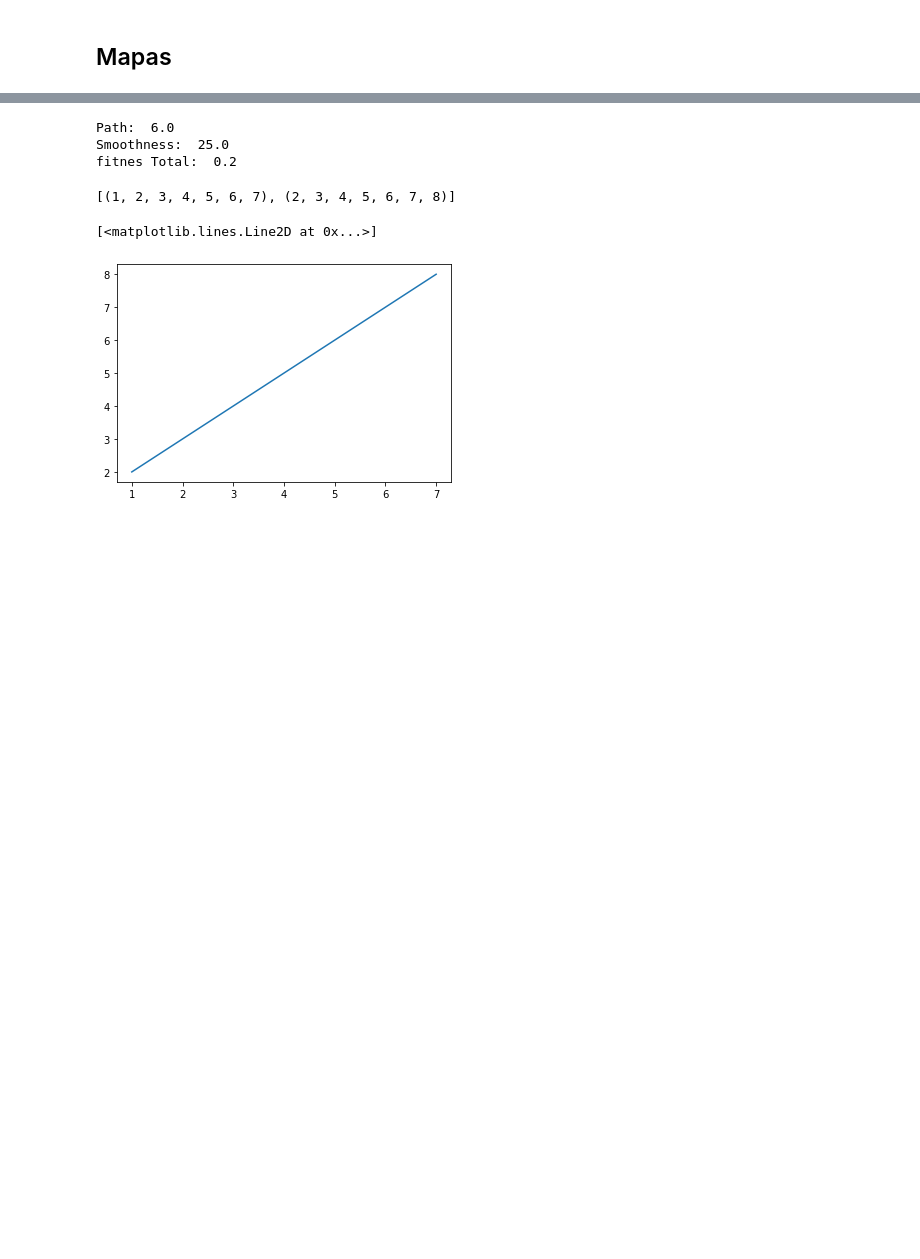
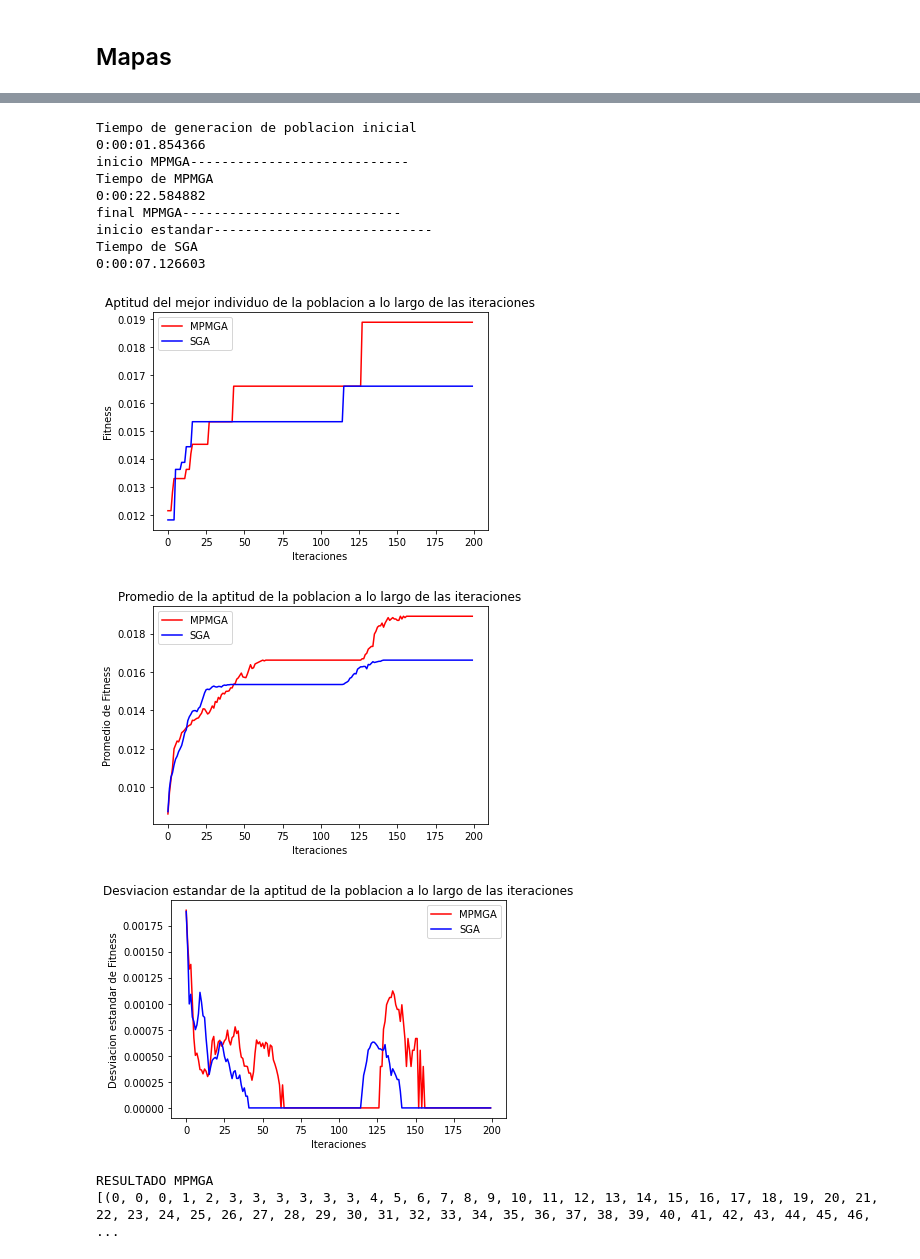
Before and after one commit to larax2do/RE-MPMGA, a Jupyter notebook: PFC1_MPMGA.ipynb, the cells around one changed output, grey strips where cells are left out. Cells and saved outputs as stored; diff of their text form; code cells hidden in the pictures; blank space fills up the shorter version.

```diff
--- a/PFC1_MPMGA.ipynb
+++ b/PFC1_MPMGA.ipynb
@@ -127,23 +129,22 @@ def quitar_caminos_circulares(entrada):
 def crearCISB(map,ini,dim):
   #print(abs(cordenada_de(ini[0],dim[0])[0]-cordenada_de(ini[1],dim[0])[0]))
   cisb=[ini[0]]
-  for i in range(10+ini[0],cordenada_de(ini[1],dim[0])[0],10):
-    temp=random.randint(0,dim[1]-1)
-    #print("alea",temp)
-    #print(i)
-    temp2=numero_de(i,temp,dim[0])
-
-    while temp2 in map:
-      temp=random.randint(0,dim[1]-1)
-      temp2=numero_de(i,temp,dim[0])
-    cisb.append(temp2)
+  for _ in range(3):
+    tempx=random.randint(0,dim[0]-1)
+    tempy=random.randint(0,dim[1]-1)
+    temp=numero_de(tempx,tempy,dim[0])
+    while temp in map:
+      tempx=random.randint(0,dim[0]-1)
+      tempy=random.randint(0,dim[1]-1)
+      temp=numero_de(tempx,tempy,dim[0])
+    cisb.append(temp)
   cisb.append(ini[1])
   return cisb
 
 # Crea un cromosoma, con una solucion
 def crear_individuo(map,ini,dim,a,b):
   inicial=crearCISB(map,ini,dim)
-  print("inicial",inicial)
+  #print("inicial",inicial)
   conexo=[]
   for i in range(0,len(inicial)-1):
     conexo=conexo+conexion(map,[inicial[i],inicial[i+1]],dim)
@@ -463,15 +520,17 @@ fitnes Total:  0.030810825273171145
-# %%
-fitness_detallado([0,1,2,3,4,5,15],0,5,[10,10])
-# %% [output]
-Path:  6.0
-Smoothness:  25.0
-fitnes Total:  0.2
-# %%
-test=[[1,2],[2,3],[3,4],[4,5],[5,6],[6,7],[7,8]]
-test=list(zip(*test))
-print(test)
-plt.plot(test[0],test[1])
-# %% [output]
-[(1, 2, 3, 4, 5, 6, 7), (2, 3, 4, 5, 6, 7, 8)]
-[<matplotlib.lines.Line2D at 0x...>]
-[figure, removed]
+# %%
+experimento(mapa3,[50,50],[0,2499])
+# %% [output]
+Tiempo de generacion de poblacion inicial
+0:00:01.854366
+inicio MPMGA----------------------------
+Tiempo de MPMGA
+0:00:22.584882
+final MPMGA----------------------------
+inicio estandar----------------------------
+Tiempo de SGA
+0:00:07.126603
+[figure, added]
+[figure, added]
+[figure, added]
+RESULTADO MPMGA
+[(0, 0, 0, 1, 2, 3, 3, 3, 3, 3, 3, 4, 5, 6, 7, 8, 9, 10, 11, 12, 13, 14, 15, 16, 17, 18, 19, 20, 21, 22, 23, 24, 25, 26, 27, 28, 29, 30, 31, 32, 33, 34, 35, 36, 37, 38, 39, 40, 41, 42, 43, 44, 45, 46, ...
```
Also changed, not shown: parts of 8 cells of this notebook.
